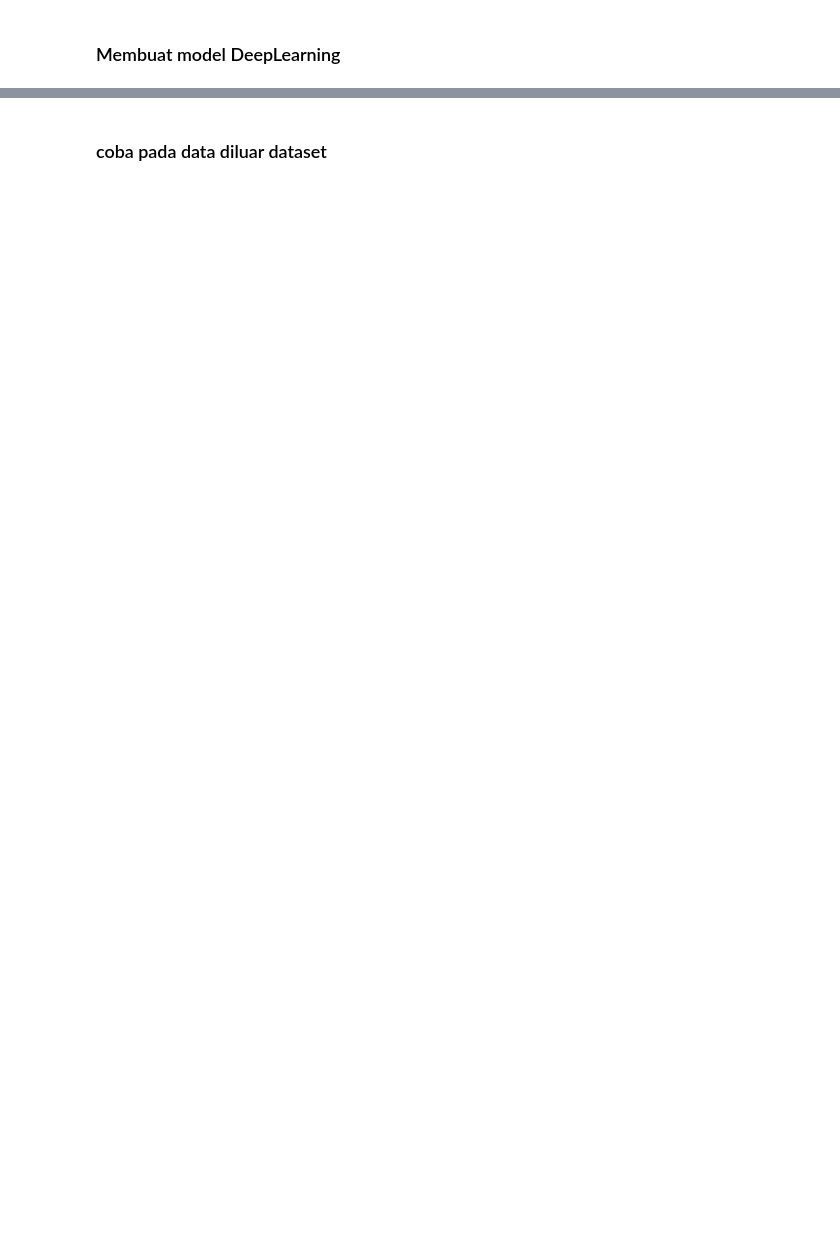
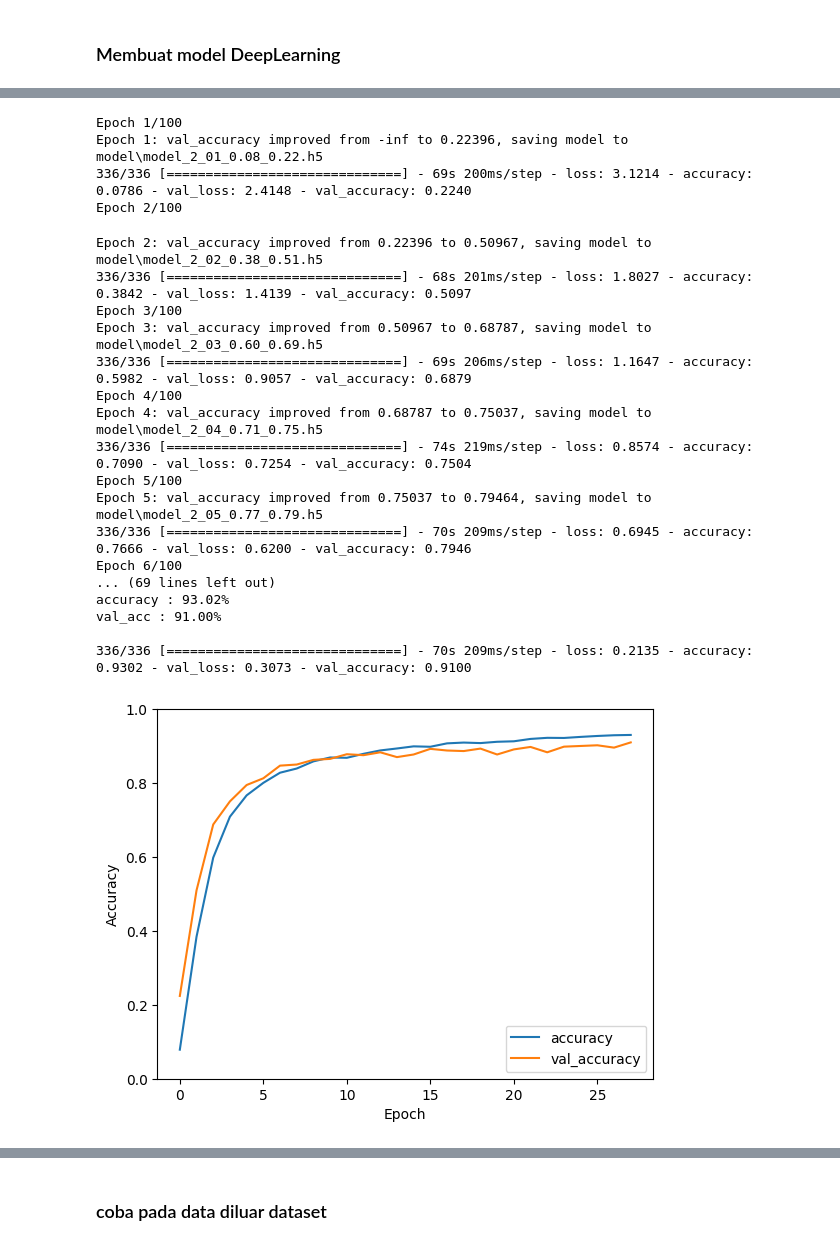
Before and after one commit to adilagagagah/KKN-HijaiyahCam, a Jupyter notebook: main2.ipynb, the cells around one changed output, grey strips where cells are left out. Cells and saved outputs as stored; diff of their text form; code cells hidden in the pictures; blank space fills up the shorter version.

```diff
--- a/main2.ipynb
+++ b/main2.ipynb
@@ -227,2 +246,40 @@ Epoch 100: val_accuracy did not improve from 0.88504
+# %%
+history = model.fit(
+    train_generator,
+    epochs=100,
+    validation_data=validation_generator,
+    callbacks=[checkpoint_callback, myCallback()]
+)
+
+plt.plot(history.history['accuracy'], label='accuracy')
+plt.plot(history.history['val_accuracy'], label='val_accuracy')
+plt.xlabel('Epoch')
+plt.ylabel('Accuracy')
+plt.ylim([0, 1])
+plt.legend(loc='lower right')
+plt.show()
+# %% [output]
+Epoch 1/100
+Epoch 1: val_accuracy improved from -inf to 0.22396, saving model to model\model_2_01_0.08_0.22.h5
+336/336 [==============================] - 69s 200ms/step - loss: 3.1214 - accuracy: 0.0786 - val_loss: 2.4148 - val_accuracy: 0.2240
+Epoch 2/100
+Epoch 2: val_accuracy improved from 0.22396 to 0.50967, saving model to model\model_2_02_0.38_0.51.h5
+336/336 [==============================] - 68s 201ms/step - loss: 1.8027 - accuracy: 0.3842 - val_loss: 1.4139 - val_accuracy: 0.5097
+Epoch 3/100
+Epoch 3: val_accuracy improved from 0.50967 to 0.68787, saving model to model\model_2_03_0.60_0.69.h5
+336/336 [==============================] - 69s 206ms/step - loss: 1.1647 - accuracy: 0.5982 - val_loss: 0.9057 - val_accuracy: 0.6879
+Epoch 4/100
+Epoch 4: val_accuracy improved from 0.68787 to 0.75037, saving model to model\model_2_04_0.71_0.75.h5
+336/336 [==============================] - 74s 219ms/step - loss: 0.8574 - accuracy: 0.7090 - val_loss: 0.7254 - val_accuracy: 0.7504
+Epoch 5/100
+Epoch 5: val_accuracy improved from 0.75037 to 0.79464, saving model to model\model_2_05_0.77_0.79.h5
+336/336 [==============================] - 70s 209ms/step - loss: 0.6945 - accuracy: 0.7666 - val_loss: 0.6200 - val_accuracy: 0.7946
+Epoch 6/100
+... (69 lines left out)
+accuracy : 93.02%
+val_acc : 91.00%
+
+336/336 [==============================] - 70s 209ms/step - loss: 0.2135 - accuracy: 0.9302 - val_loss: 0.3073 - val_accuracy: 0.9100
+[figure, added]
 # %% [markdown]
 ### Evaluation model
```
Also changed, not shown: parts of 16 cells of this notebook, 4 other files.
